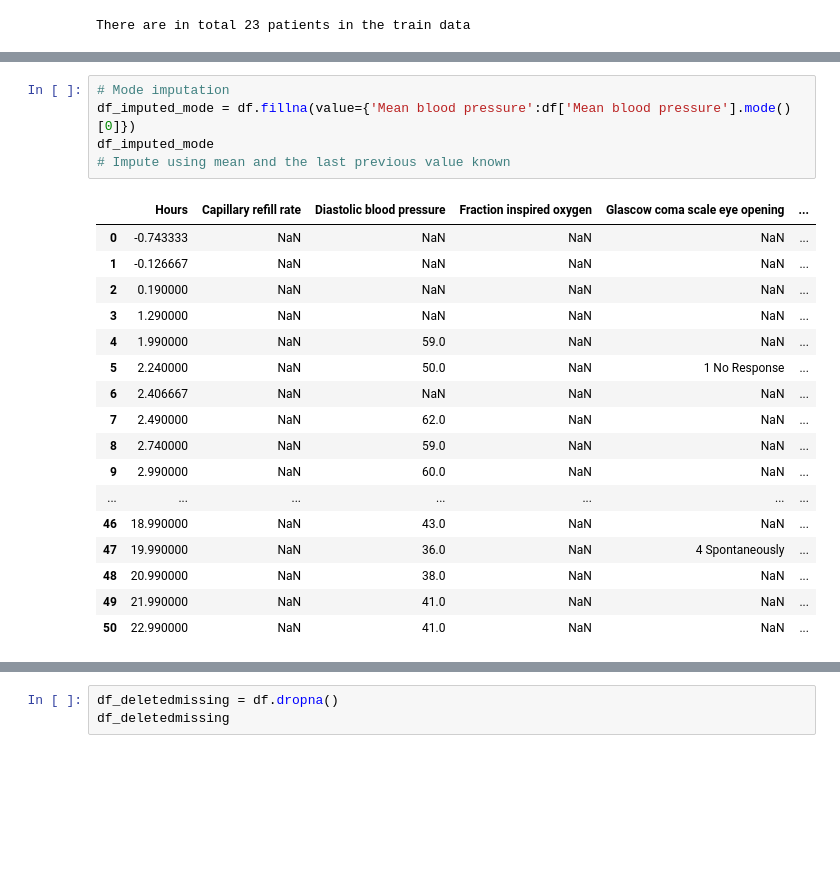
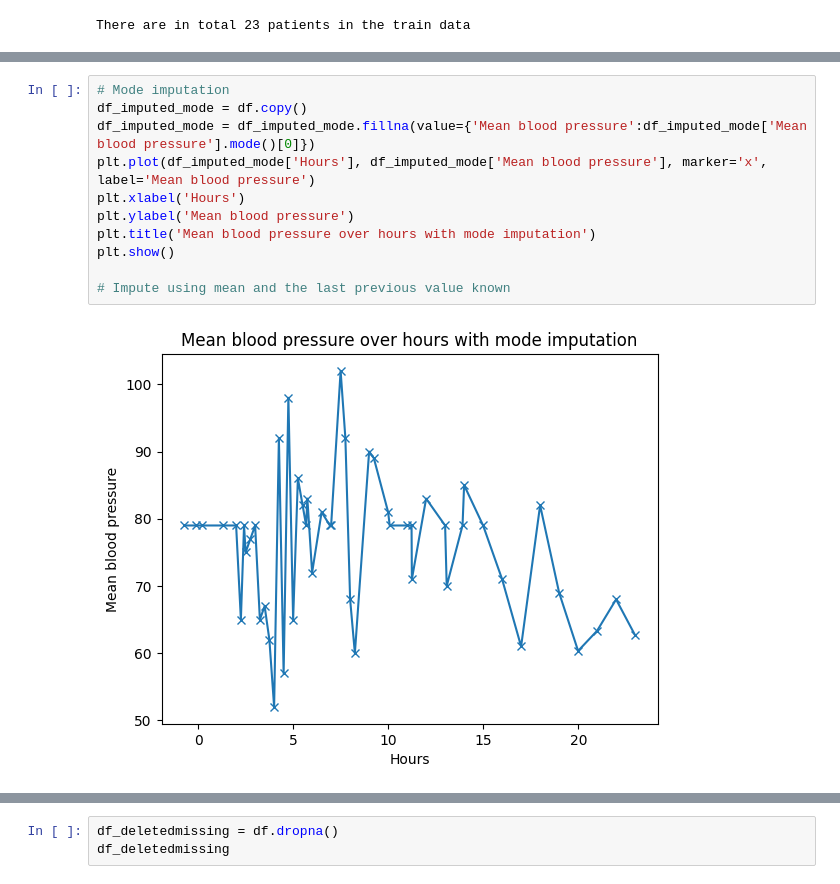
Before and after one commit to florencecornelissen/Mortality_Prediction, a Jupyter notebook: in_hospital_mortality_structured_v2.ipynb, the cells around one changed output, grey strips where cells are left out. Drawn from its saved outputs; the diff is of its cells as text; blank space fills up the shorter version.

```diff
--- a/in_hospital_mortality_structured_v2.ipynb
+++ b/in_hospital_mortality_structured_v2.ipynb
@@ -347,23 +355,13 @@ There are in total 23 patients in the train data
 # %%
 # Mode imputation
-df_imputed_mode = df.fillna(value={'Mean blood pressure':df['Mean blood pressure'].mode()[0]})
-df_imputed_mode
+df_imputed_mode = df.copy()
+df_imputed_mode = df_imputed_mode.fillna(value={'Mean blood pressure':df_imputed_mode['Mean blood pressure'].mode()[0]})
+plt.plot(df_imputed_mode['Hours'], df_imputed_mode['Mean blood pressure'], marker='x', label='Mean blood pressure')
+plt.xlabel('Hours')
+plt.ylabel('Mean blood pressure')
+plt.title('Mean blood pressure over hours with mode imputation')
+plt.show()
+
 # Impute using mean and the last previous value known
 # %% [output]
-|  | Hours | Capillary refill rate | Diastolic blood pressure | Fraction inspired oxygen | Glascow coma scale eye opening | ... |
-| 0 | -0.743333 | NaN | NaN | NaN | NaN | ... |
-| 1 | -0.126667 | NaN | NaN | NaN | NaN | ... |
-| 2 | 0.190000 | NaN | NaN | NaN | NaN | ... |
-| 3 | 1.290000 | NaN | NaN | NaN | NaN | ... |
-| 4 | 1.990000 | NaN | 59.0 | NaN | NaN | ... |
-| 5 | 2.240000 | NaN | 50.0 | NaN | 1 No Response | ... |
-| 6 | 2.406667 | NaN | NaN | NaN | NaN | ... |
-| 7 | 2.490000 | NaN | 62.0 | NaN | NaN | ... |
-| 8 | 2.740000 | NaN | 59.0 | NaN | NaN | ... |
-| 9 | 2.990000 | NaN | 60.0 | NaN | NaN | ... |
-| ... | ... | ... | ... | ... | ... | ... |
-| 46 | 18.990000 | NaN | 43.0 | NaN | NaN | ... |
-| 47 | 19.990000 | NaN | 36.0 | NaN | 4 Spontaneously | ... |
-| 48 | 20.990000 | NaN | 38.0 | NaN | NaN | ... |
-| 49 | 21.990000 | NaN | 41.0 | NaN | NaN | ... |
-| 50 | 22.990000 | NaN | 41.0 | NaN | NaN | ... |
+[figure, added]
```
Also changed, not shown: parts of 5 cells of this notebook, 5 other files.
